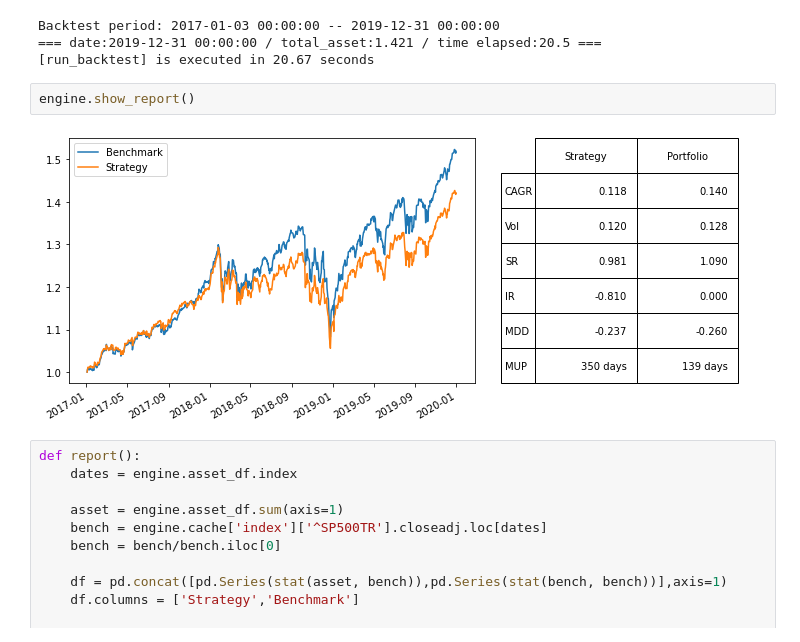
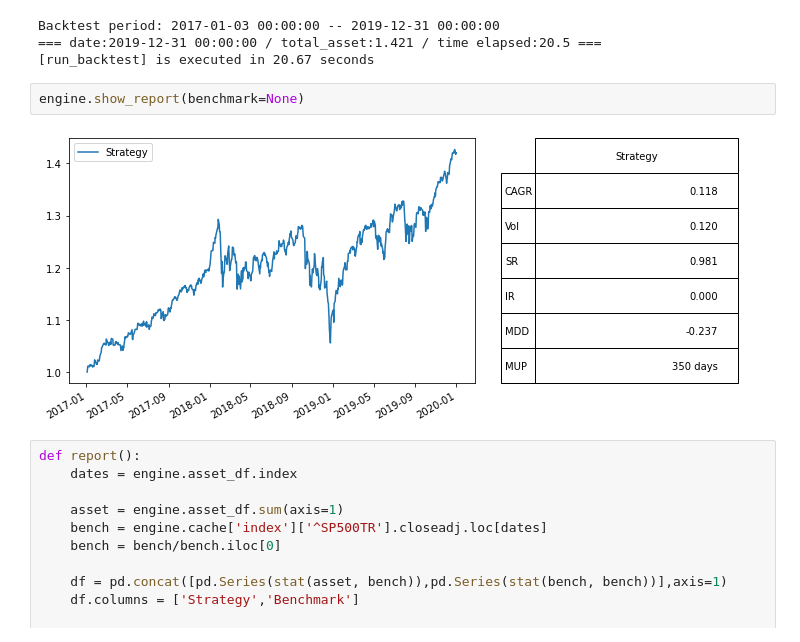
Before and after one commit to quantsailor/backtest_engine, a Jupyter notebook: Untitled.ipynb, the cells around one changed output. Cells and saved outputs as stored; diff of their text form.

```diff
--- a/Untitled.ipynb
+++ b/Untitled.ipynb
@@ -80,9 +80,9 @@ Backtest period: 2017-01-03 00:00:00 -- 2019-12-31 00:00:00
 === date:2019-12-31 00:00:00 / total_asset:1.421 / time elapsed:20.5 ===
 [run_backtest] is executed in 20.67 seconds
 # %%
-engine.show_report()
+engine.show_report(benchmark=None)
 # %% [output]
-[figure, old version]
+[figure, new version]
 # %%
 def report():
     dates = engine.asset_df.index
```
Also changed, not shown: 1 other file.
